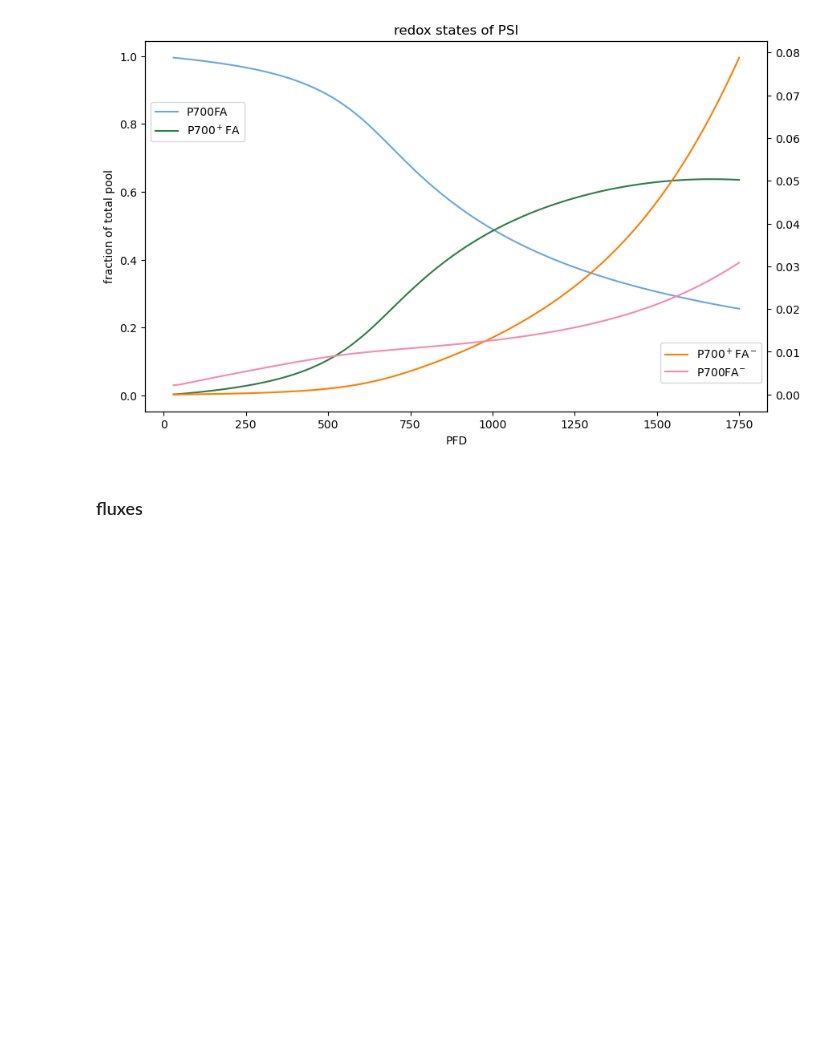
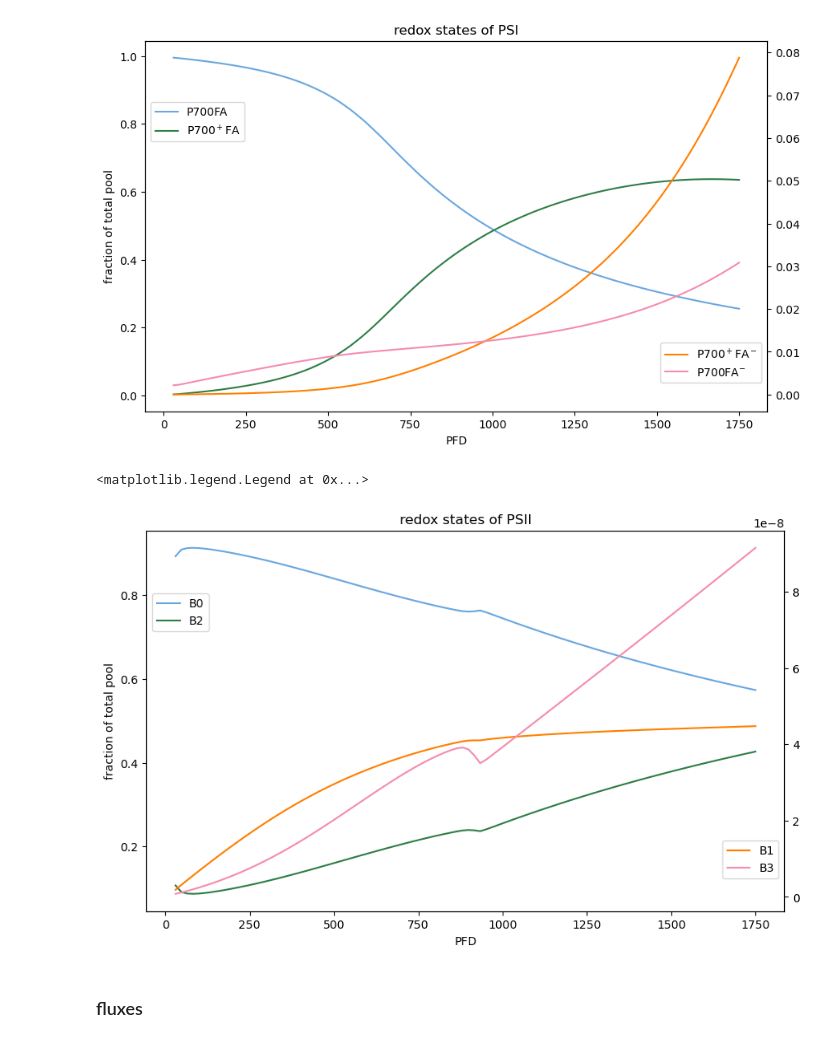
Before and after one commit to A-Potthoff/QTB_modeling, a Jupyter notebook: analyses/steady_state_analysis.ipynb, the cells around one changed output. Saved outputs shown, nothing was run; the diff lists cells and outputs as text; code cells hidden in the pictures; blank space fills up the shorter version.

```diff
--- a/analyses/steady_state_analysis.ipynb
+++ b/analyses/steady_state_analysis.ipynb
@@ -194,6 +196,28 @@ ax2.legend(loc="upper right", bbox_to_anchor=(1, 0.2))
 [figure]
 # %%
 save_fig(fig, model, analysis, f"PSI_redox_states")
+# %%
+# PSII REDOX STATES
+
+fig, ax1 = plt.subplots(1, 1, figsize=(10, 6))
+ax2 = ax1.twinx()
+
+ax1.plot(c["rel_B0"], label="B0", color=colors[0])
+ax2.plot(c["rel_B1"], label="B1", color=colors[1])
+ax1.plot(c["rel_B2"], label="B2", color =colors[2])
+ax2.plot(c["rel_B3"], label="B3", color=colors[3])
+
+# Set labels and legends
+ax1.set(title="redox states of PSII",
+        xlabel="PFD",
+        ylabel="fraction of total pool")
+
+# Legends
+ax1.legend(loc="upper left", bbox_to_anchor=(0, 0.85))
+ax2.legend(loc="upper right", bbox_to_anchor=(1, 0.2))
+# %% [output]
+<matplotlib.legend.Legend at 0x...>
+[figure, added]
 # %% [markdown]
 ### fluxes
 # %%
```
Also changed, not shown: parts of 11 cells of this notebook, 5 other files.
